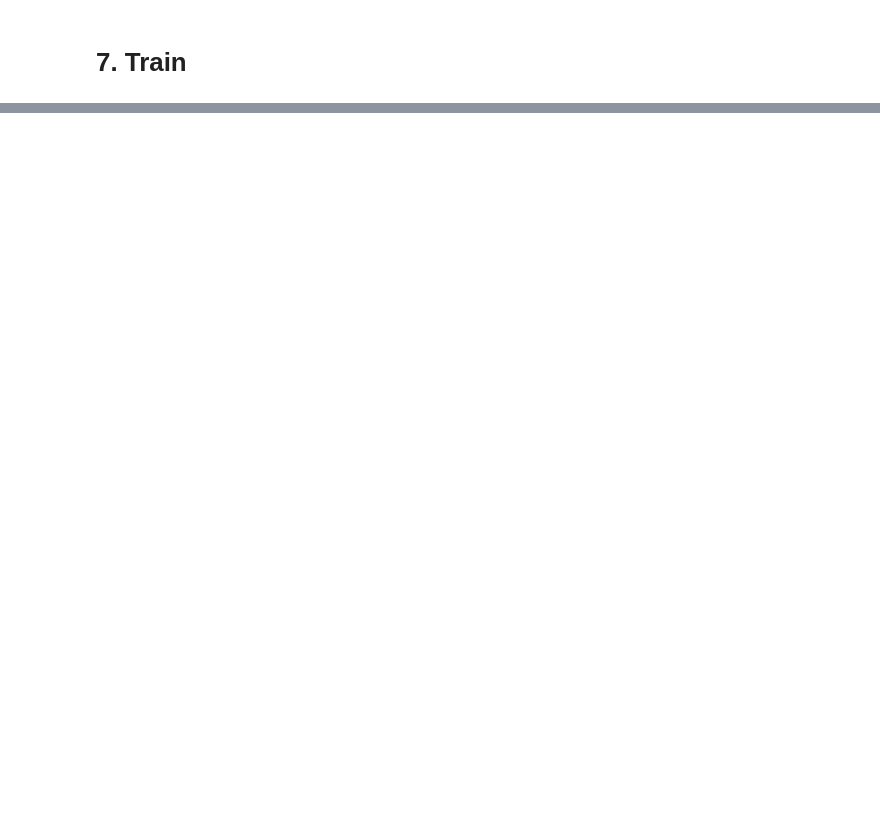
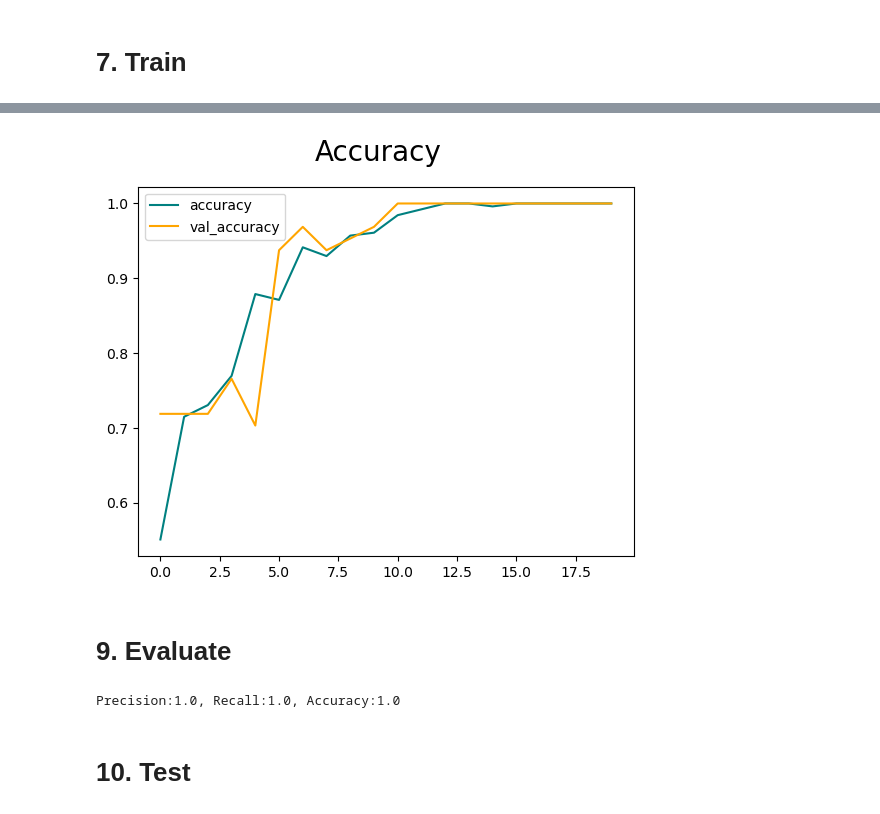
Before and after one commit to smartis-entreprise/model-cnn, a Jupyter notebook: main.ipynb, the cells around one changed output, grey strips where cells are left out. Cells and saved outputs as stored; diff of their text form; code cells hidden in the pictures; blank space fills up the shorter version.

Commit message:
finish model training, testing and saving

```diff
--- a/main.ipynb
+++ b/main.ipynb
@@ -97,2 +121,9 @@ model.summary()
 # %% [markdown]
 # 7. Train
+# %%
+logdir='logs'
+# %%
+# To visualize the training logs
+tensorboard_callback = tf.keras.callbacks.TensorBoard(log_dir=logdir)
+# %%
+hist = model.fit(train, epochs=20, validation_data=val, callbacks=[tensorboard_callback])
@@ -98,0 +141,11 @@ model.summary()
+# %%
+fig = plt.figure()
+plt.plot(hist.history['accuracy'], color='teal', label='accuracy')
+plt.plot(hist.history['val_accuracy'], color='orange', label='val_accuracy')
+fig.suptitle('Accuracy', fontsize=20)
+plt.legend(loc="upper left")
+plt.show()
+# %% [output]
+[figure, added]
+# %% [markdown]
+# 9. Evaluate
@@ -98,0 +165,6 @@ model.summary()
+# %%
+print(f'Precision:{pre.result().numpy()}, Recall:{re.result().numpy()}, Accuracy:{acc.result().numpy()}')
+# %% [output]
+Precision:1.0, Recall:1.0, Accuracy:1.0
+# %% [markdown]
+# 10. Test
```
Also changed, not shown: parts of 21 cells of this notebook, 3 other files.
